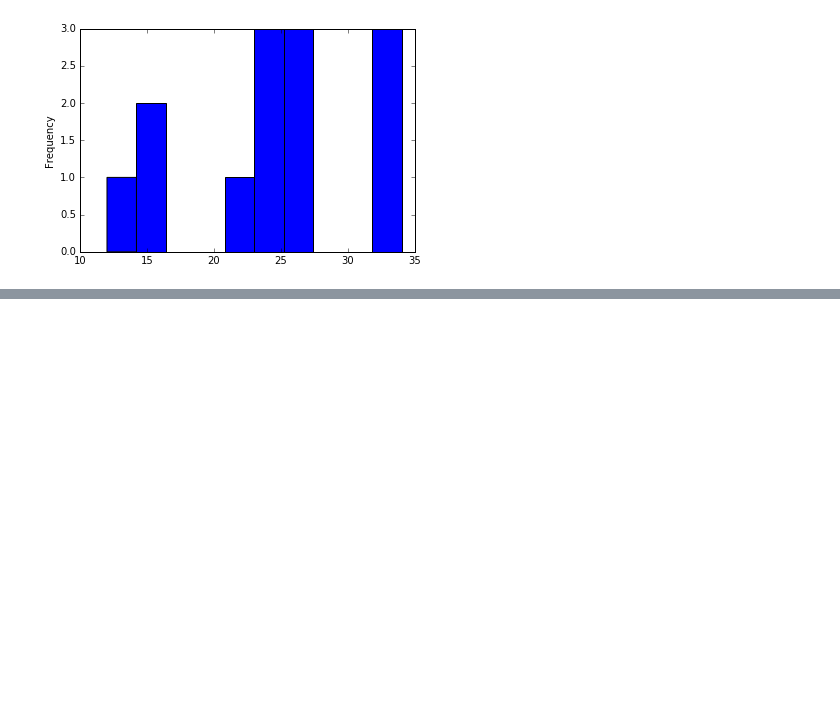
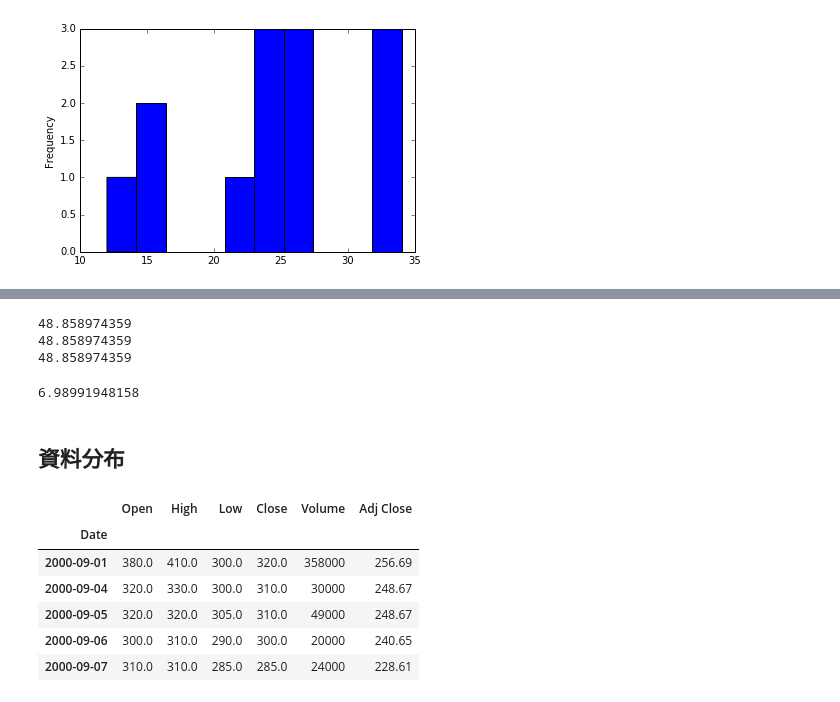
Before and after one commit to ywchiu/pyfintech, a Jupyter notebook: 20160729Demo.ipynb, the cells around one changed output, grey strips where cells are left out. Saved outputs shown, nothing was run; the diff lists cells and outputs as text; code cells hidden in the pictures; blank space fills up the shorter version.

```diff
--- a/20160729Demo.ipynb
+++ b/20160729Demo.ipynb
@@ -419,0 +439,29 @@ tempreture2[tempreture2 < 40].plot(kind='hist')
+# %%
+# outliers affect the average
+tempreture = pandas.Series([23,34,23,21,25,26,27,34,32,27,16,12,15])
+tempreture.mean()
+print sum((tempreture - tempreture.mean()) * (tempreture - tempreture.mean())) / (tempreture.count() -1)
+print tempreture.var()
+print tempreture.std() * tempreture.std()
+# %% [output]
+48.858974359
+48.858974359
+48.858974359
+# %%
+print tempreture.std()
+# %% [output]
+6.98991948158
+# %% [markdown]
+##  資料分布
+# %%
+import pandas.io.data as web # as => alias, use "web" to replace pandas.io.data
+df = web.DataReader(name='2498', data_source='yahoo',start='2000-1-1')
+df.head()
+# %% [output]
+|  | Open | High | Low | Close | Volume | Adj Close |
+| Date |  |  |  |  |  |  |
+| 2000-09-01 | 380.0 | 410.0 | 300.0 | 320.0 | 358000 | 256.69 |
+| 2000-09-04 | 320.0 | 330.0 | 300.0 | 310.0 | 30000 | 248.67 |
+| 2000-09-05 | 320.0 | 320.0 | 305.0 | 310.0 | 49000 | 248.67 |
+| 2000-09-06 | 300.0 | 310.0 | 290.0 | 300.0 | 20000 | 240.65 |
+| 2000-09-07 | 310.0 | 310.0 | 285.0 | 285.0 | 24000 | 228.61 |
```
Also changed, not shown: parts of 12 cells of this notebook.
